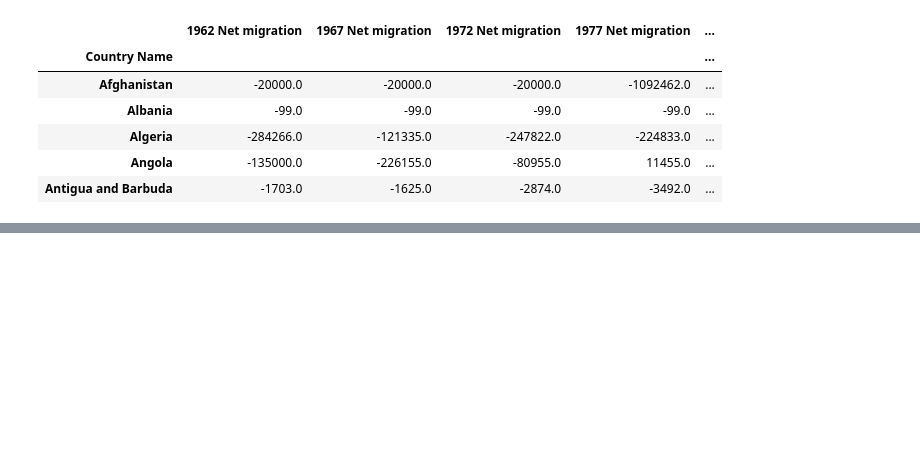
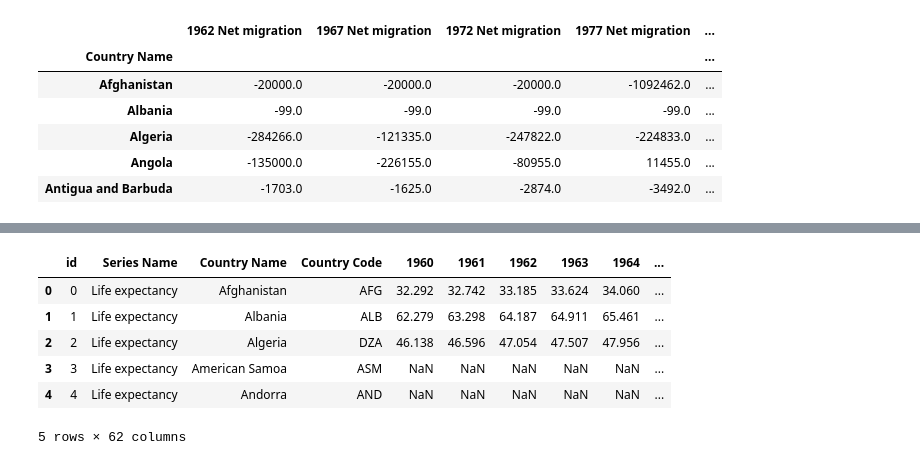
Before and after one commit to Omar-Castillo/Project2_World_Indices, a Jupyter notebook: World_Database.ipynb, the cells around one changed output, grey strips where cells are left out. Saved outputs shown, nothing was run; the diff lists cells and outputs as text; code cells hidden in the pictures; blank space fills up the shorter version.

```diff
--- a/World_Database.ipynb
+++ b/World_Database.ipynb
@@ -154,0 +186,12 @@ gdp_pivot.reset_index().to_json(orient='records')
+# %%
+#read our data
+life_table = pd.read_sql_table(table_name='life_table', con=engine)
+life_table.head()
+# %% [output]
+|  | id | Series Name | Country Name | Country Code | 1960 | 1961 | 1962 | 1963 | 1964 | ... |
+| 0 | 0 | Life expectancy | Afghanistan | AFG | 32.292 | 32.742 | 33.185 | 33.624 | 34.060 | ... |
+| 1 | 1 | Life expectancy | Albania | ALB | 62.279 | 63.298 | 64.187 | 64.911 | 65.461 | ... |
+| 2 | 2 | Life expectancy | Algeria | DZA | 46.138 | 46.596 | 47.054 | 47.507 | 47.956 | ... |
+| 3 | 3 | Life expectancy | American Samoa | ASM | NaN | NaN | NaN | NaN | NaN | ... |
+| 4 | 4 | Life expectancy | Andorra | AND | NaN | NaN | NaN | NaN | NaN | ... |
+5 rows × 62 columns
```
Also changed, not shown: parts of 9 cells of this notebook, 1 other file.
